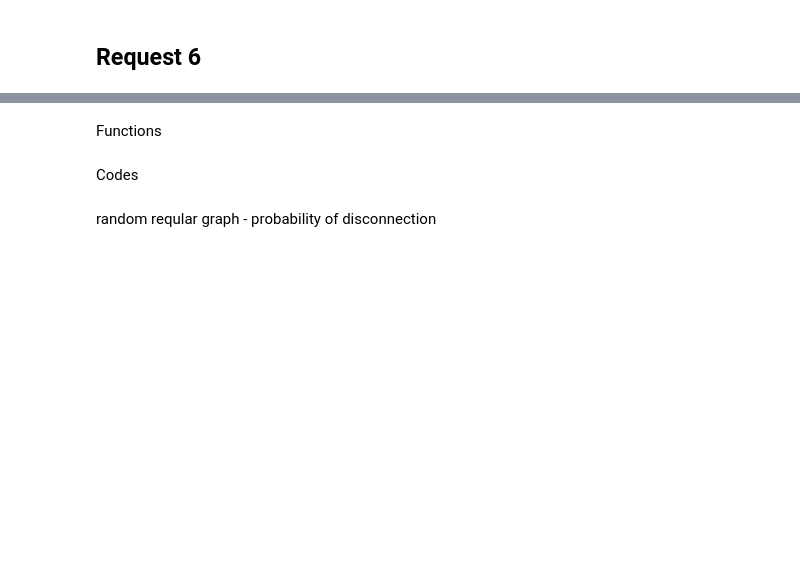
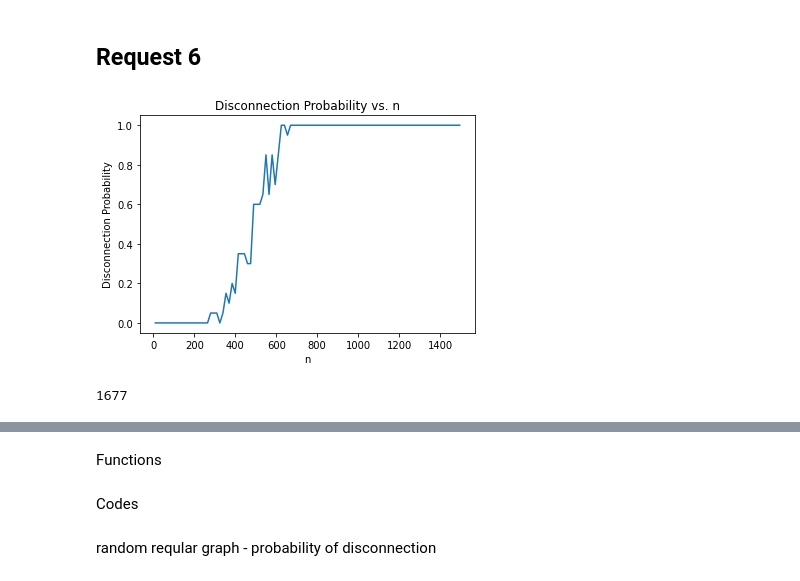
Before and after one commit to ngnma/Simulation-Project, a Jupyter notebook: sim_project.ipynb, the cells around one changed output, grey strips where cells are left out. Cells and saved outputs as stored; diff of their text form; code cells hidden in the pictures; blank space fills up the shorter version.

```diff
--- a/sim_project.ipynb
+++ b/sim_project.ipynb
@@ -620,2 +531,57 @@ plot_degree_distribution(ba_graphs)
 # %% [markdown]
 ## Request 6
+# %%
+import networkx as nx
+import numpy as np
+import matplotlib.pyplot as plt
+
+# Function to calculate disconnection probability
+def calculate_disconnection_probability(G, n):
+    disconnected_graphs = 0
+
+    # Repeat the removal process 10 times
+    for _ in range(20):
+        # Make a copy of the original graph
+        G_copy = G.copy()
+        # Convert edges to a list of tuples
+        edges = list(G_copy.edges())
+        # Remove n edges randomly
+        removed_edges = np.random.choice(len(edges), size=n, replace=False)
+        for edge_idx in removed_edges:
+            edge = edges[edge_idx]
+            G_copy.remove_edge(*edge)
+
+        # Check if the graph is disconnected
+        if not nx.is_connected(G_copy):
+            disconnected_graphs += 1
+
+    # Calculate the disconnection probability
+    disconnection_probability = disconnected_graphs / 20
+    return disconnection_probability
+
+# Generate random regular graph
+n = 500
+d = 6
+G = nx.random_regular_graph(d, n)
+
+# Calculate disconnection probability for different values of n
+disconnection_probabilities = []
+n_values = list(range(10, 1500, 15))
+
+for n_val in n_values:
+    disconnection_probability = calculate_disconnection_probability(G, n_val)
+    disconnection_probabilities.append(disconnection_probability)
+
+# Plot the disconnection probabilities
+plt.plot(n_values, disconnection_probabilities)
+plt.xlabel('n')
+plt.ylabel('Disconnection Probability')
+plt.title('Disconnection Probability vs. n')
+plt.show()
+# %% [output]
+[figure, added]
+# %%
+rsrbg_g = RSRBG(300,200,1,1,draw_plot=False)
+len(rsrbg_g.edges())
+# %% [output]
+1677
```
Also changed, not shown: parts of 10 cells of this notebook, 1 other file.
